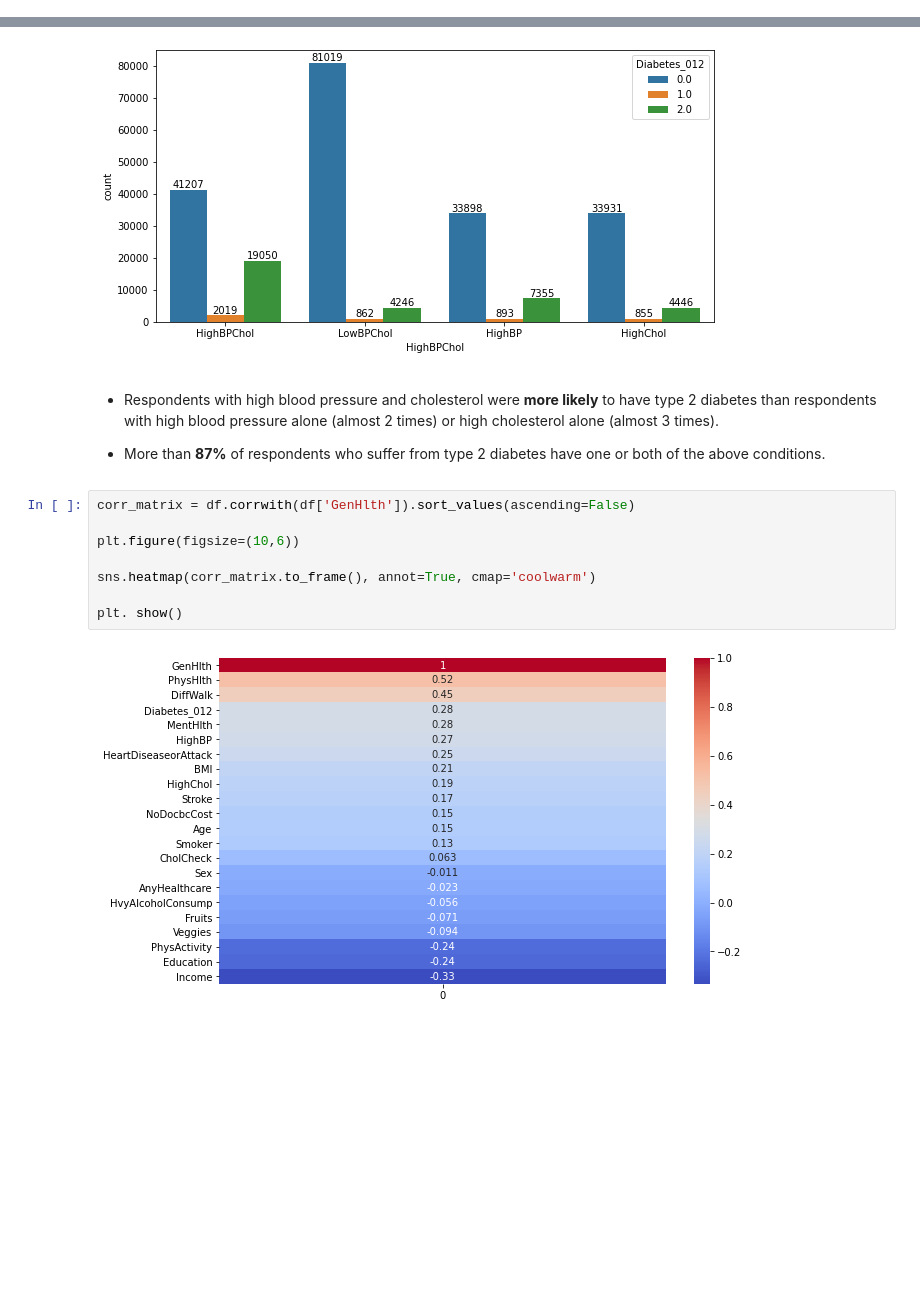
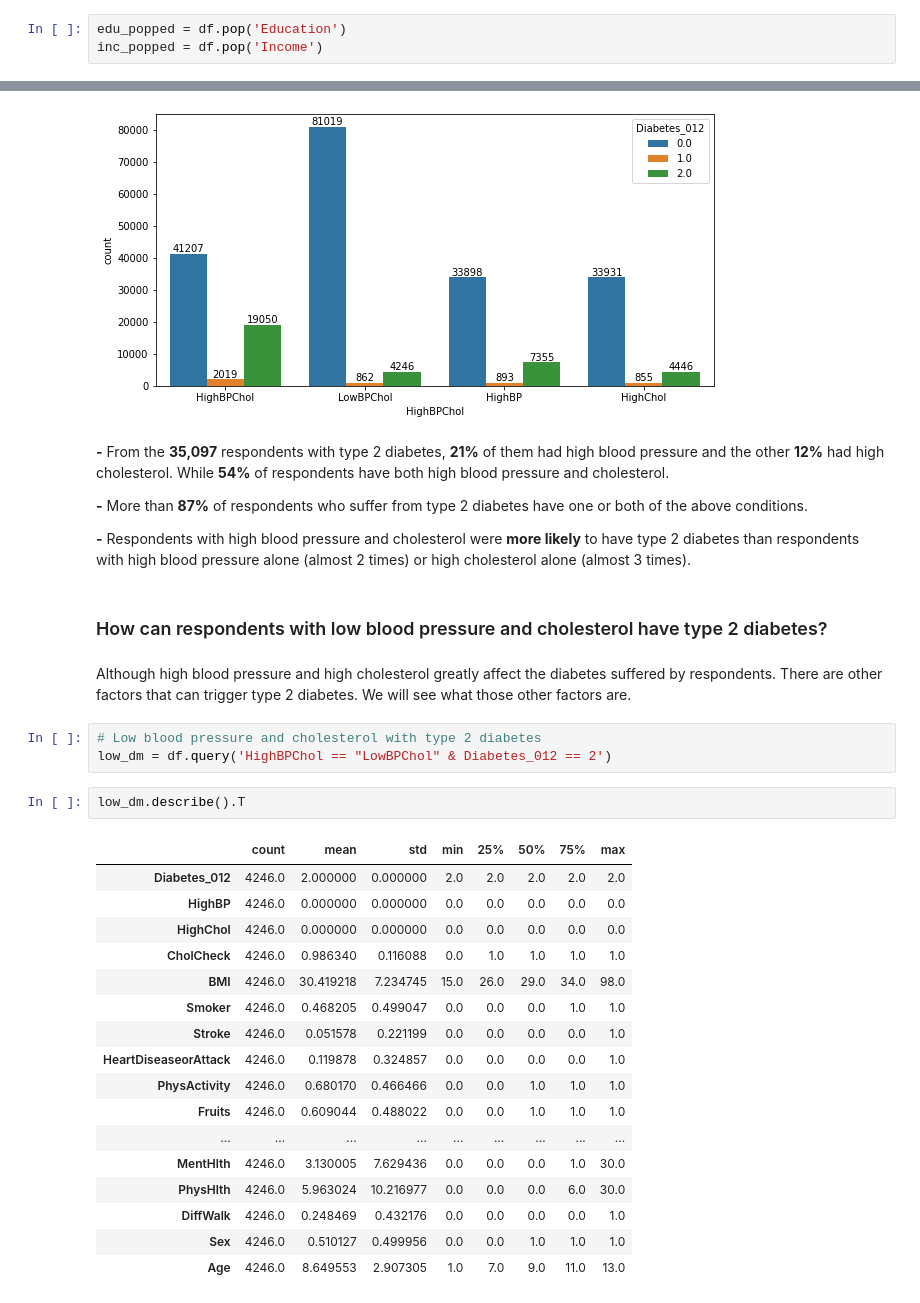
Before and after one commit to SZhafiri/Healthcare_analysis, a Jupyter notebook: Diabetes Health Indicators.ipynb, the cells around one changed output, grey strips where cells are left out. Drawn from its saved outputs; the diff is of its cells as text; blank space fills up the shorter version.

```diff
--- a/Diabetes Health Indicators.ipynb
+++ b/Diabetes Health Indicators.ipynb
@@ -209,6 +209,9 @@ sns.heatmap(corr_matrix.to_frame(), annot=True, cmap='coolwarm')
 plt. show()
 # %% [output]
 [figure]
+# %%
+edu_popped = df.pop('Education')
+inc_popped = df.pop('Income')
 # %% [markdown]
 ## What risk factors are most predictive of diabetes risk?
 
@@ -360,16 +366,35 @@ plt.show()
 # %% [output]
 [figure]
 # %% [markdown]
-* Respondents with high blood pressure and cholesterol were **more likely** to have type 2 diabetes than respondents with high blood pressure alone (almost 2 times) or high cholesterol alone (almost 3 times).
+**-** From the **35,097** respondents with type 2 diabetes, **21%** of them had high blood pressure and the other **12%** had high cholesterol. While **54%** of respondents have both high blood pressure and cholesterol.
 
-* More than **87%** of respondents who suffer from type 2 diabetes have one or both of the above conditions.
+**-** More than **87%** of respondents who suffer from type 2 diabetes have one or both of the above conditions.
+
+**-** Respondents with high blood pressure and cholesterol were **more likely** to have type 2 diabetes than respondents with high blood pressure alone (almost 2 times) or high cholesterol alone (almost 3 times).
-# %%
-corr_matrix = df.corrwith(df['GenHlth']).sort_values(ascending=False)
-
-plt.figure(figsize=(10,6))
-
-sns.heatmap(corr_matrix.to_frame(), annot=True, cmap='coolwarm')
-
-plt. show()
-# %% [output]
-[figure, removed]
+# %% [markdown]
+### How can respondents with low blood pressure and cholesterol have type 2 diabetes?
+# %% [markdown]
+Although high blood pressure and high cholesterol greatly affect the diabetes suffered by respondents. There are other factors that can trigger type 2 diabetes. We will see what those other factors are.
+# %%
+# Low blood pressure and cholesterol with type 2 diabetes
+low_dm = df.query('HighBPChol == "LowBPChol" & Diabetes_012 == 2')
+# %%
+low_dm.describe().T
+# %% [output]
+|  | count | mean | std | min | 25% | 50% | 75% | max |
+| Diabetes_012 | 4246.0 | 2.000000 | 0.000000 | 2.0 | 2.0 | 2.0 | 2.0 | 2.0 |
+| HighBP | 4246.0 | 0.000000 | 0.000000 | 0.0 | 0.0 | 0.0 | 0.0 | 0.0 |
+| HighChol | 4246.0 | 0.000000 | 0.000000 | 0.0 | 0.0 | 0.0 | 0.0 | 0.0 |
+| CholCheck | 4246.0 | 0.986340 | 0.116088 | 0.0 | 1.0 | 1.0 | 1.0 | 1.0 |
+| BMI | 4246.0 | 30.419218 | 7.234745 | 15.0 | 26.0 | 29.0 | 34.0 | 98.0 |
+| Smoker | 4246.0 | 0.468205 | 0.499047 | 0.0 | 0.0 | 0.0 | 1.0 | 1.0 |
+| Stroke | 4246.0 | 0.051578 | 0.221199 | 0.0 | 0.0 | 0.0 | 0.0 | 1.0 |
+| HeartDiseaseorAttack | 4246.0 | 0.119878 | 0.324857 | 0.0 | 0.0 | 0.0 | 0.0 | 1.0 |
+| PhysActivity | 4246.0 | 0.680170 | 0.466466 | 0.0 | 0.0 | 1.0 | 1.0 | 1.0 |
+| Fruits | 4246.0 | 0.609044 | 0.488022 | 0.0 | 0.0 | 1.0 | 1.0 | 1.0 |
+| ... | ... | ... | ... | ... | ... | ... | ... | ... |
+| MentHlth | 4246.0 | 3.130005 | 7.629436 | 0.0 | 0.0 | 0.0 | 1.0 | 30.0 |
+| PhysHlth | 4246.0 | 5.963024 | 10.216977 | 0.0 | 0.0 | 0.0 | 6.0 | 30.0 |
+| DiffWalk | 4246.0 | 0.248469 | 0.432176 | 0.0 | 0.0 | 0.0 | 0.0 | 1.0 |
+| Sex | 4246.0 | 0.510127 | 0.499956 | 0.0 | 0.0 | 1.0 | 1.0 | 1.0 |
+| Age | 4246.0 | 8.649553 | 2.907305 | 1.0 | 7.0 | 9.0 | 11.0 | 13.0 |
```
Also changed, not shown: parts of 16 cells of this notebook.
